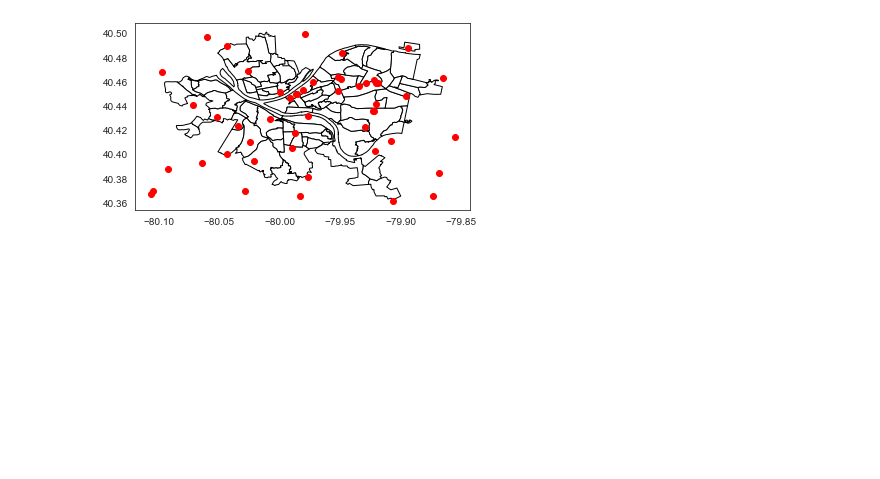
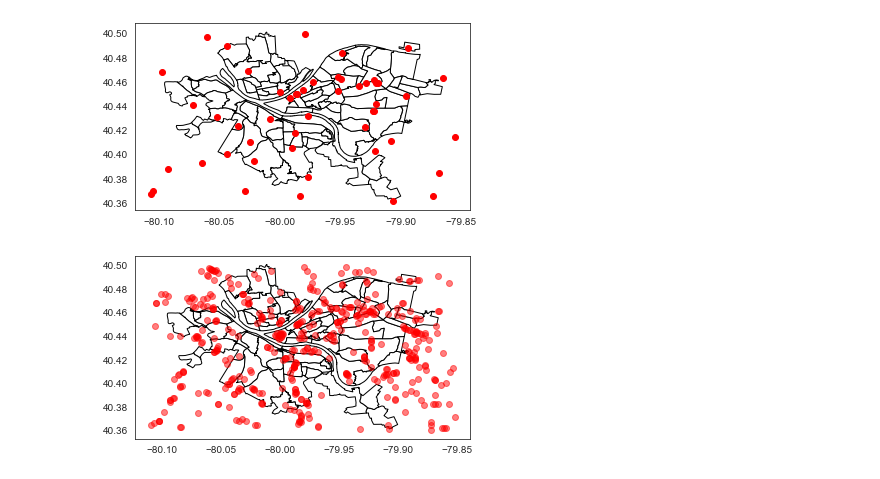
Before and after one commit to amjanaskie/MAP_Project_PGH_SNAP, a Jupyter notebook: Cleaning_and_EDA.ipynb, the cells around one changed output. Drawn from its saved outputs; the diff is of its cells as text; code cells hidden in the pictures; blank space fills up the shorter version.

```diff
--- a/Cleaning_and_EDA.ipynb
+++ b/Cleaning_and_EDA.ipynb
@@ -6,12 +6,13 @@
 Hiba Hassan, Mahrukh Khan, Kele Isibor, Lily Alvey, Amelia Janaskie
 # %%
 import pandas as pd
+import numpy as np
 import geopandas as gpd
 import shapely
 import rtree
 import matplotlib.pyplot as plt
-import seaborn
-seaborn.set_style("white")
+import seaborn as sns
+sns.set_style("white")
 %matplotlib inline
 # %%
 snap_eligible = pd.read_csv('SNAP_Eligible.csv')
@@ -80,3 +77,10 @@ pgh_stores_gpd.plot(color='red', ax = ax)
 plt.show()
 # %% [output]
 [figure]
+# %%
+ax = df_neigh.to_crs("+proj=latlon").plot(color='white', edgecolor='black')
+snap_stores_gpd.plot(color='red', ax = ax, alpha = 0.5)
+
+plt.show()
+# %% [output]
+[figure, added]
```
Also changed, not shown: parts of 5 cells of this notebook, 2 other files.
